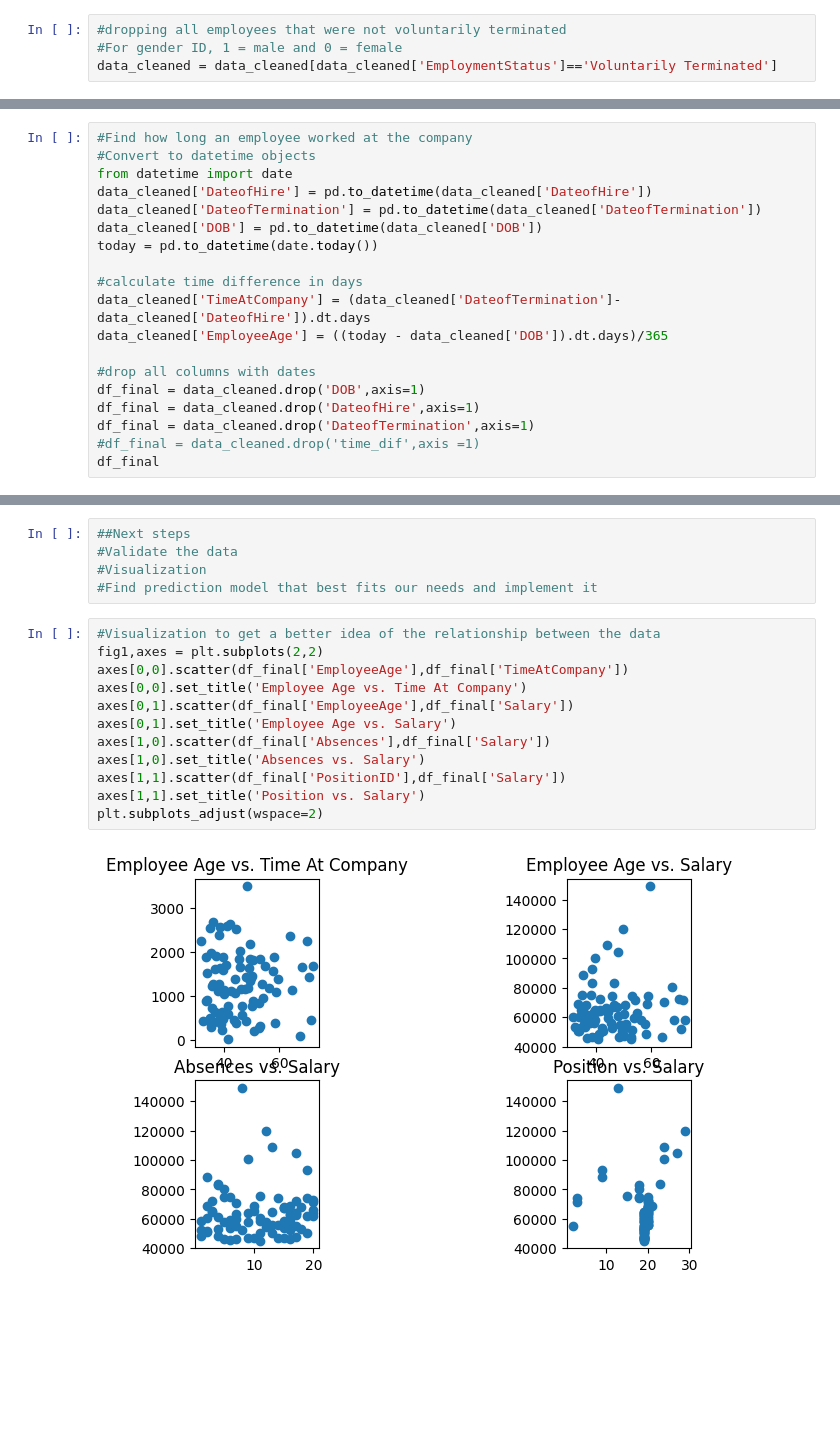
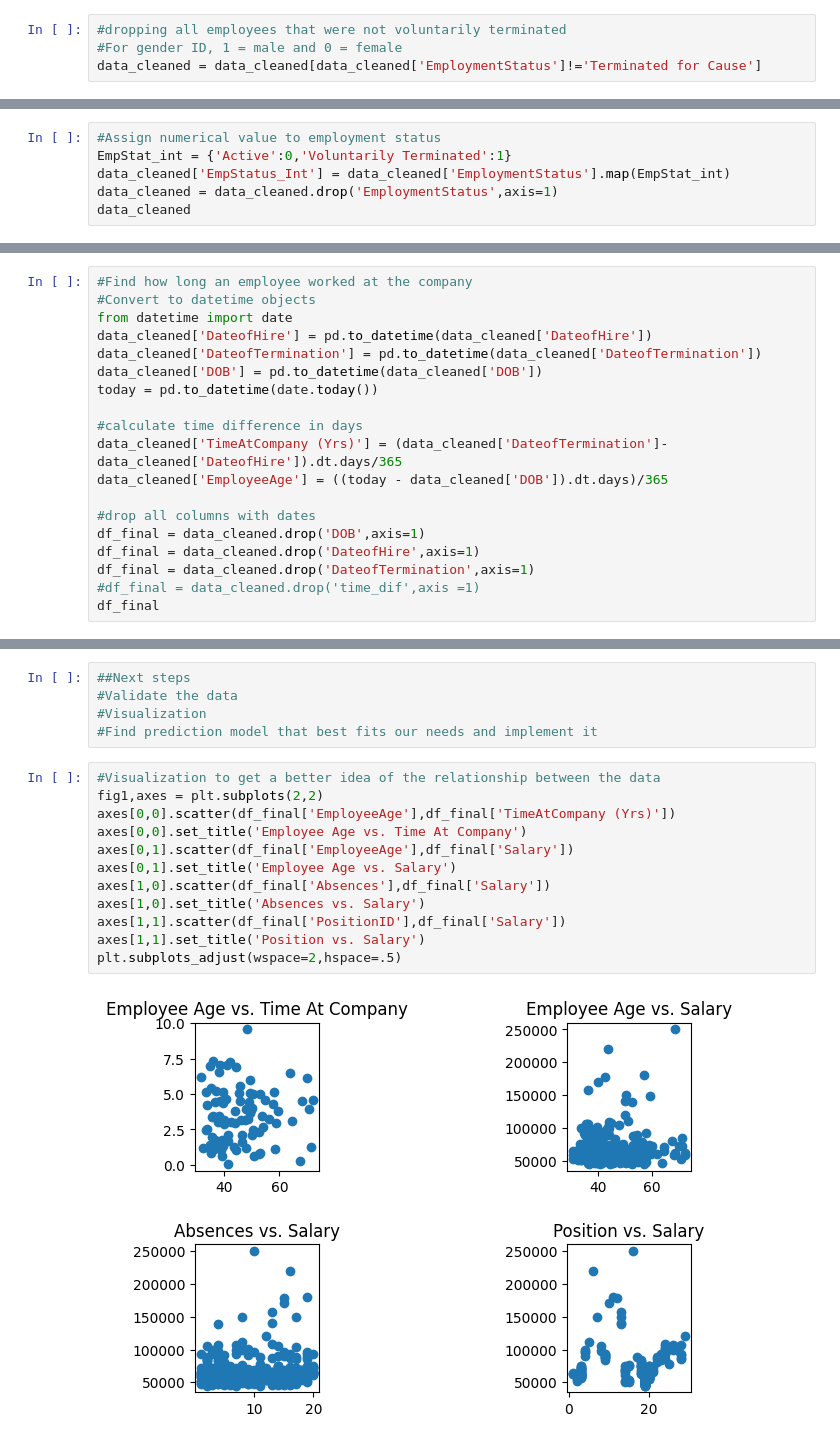
Before and after one commit to akazachk-teaching/Project-Group-5, a Jupyter notebook: project-code.ipynb, the cells around one changed output, grey strips where cells are left out. Drawn from its saved outputs; the diff is of its cells as text; blank space fills up the shorter version.

Commit message:
Further data visualization

```diff
--- a/project-code.ipynb
+++ b/project-code.ipynb
@@ -44,7 +44,7 @@ data_cleaned
 # %%
 #dropping all employees that were not voluntarily terminated
 #For gender ID, 1 = male and 0 = female
-data_cleaned = data_cleaned[data_cleaned['EmploymentStatus']=='Voluntarily Terminated']
+data_cleaned = data_cleaned[data_cleaned['EmploymentStatus']!='Terminated for Cause']
 # %%
 data_cleaned
 # %% [output]
@@ -120,0 +111,6 @@ data_cleaned
+# %%
+#Assign numerical value to employment status
+EmpStat_int = {'Active':0,'Voluntarily Terminated':1}
+data_cleaned['EmpStatus_Int'] = data_cleaned['EmploymentStatus'].map(EmpStat_int)
+data_cleaned = data_cleaned.drop('EmploymentStatus',axis=1)
+data_cleaned
@@ -128,7 +138,7 @@ data_cleaned['DOB'] = pd.to_datetime(data_cleaned['DOB'])
 today = pd.to_datetime(date.today())
 
 #calculate time difference in days
-data_cleaned['TimeAtCompany'] = (data_cleaned['DateofTermination']-data_cleaned['DateofHire']).dt.days
+data_cleaned['TimeAtCompany (Yrs)'] = (data_cleaned['DateofTermination']-data_cleaned['DateofHire']).dt.days/365
 data_cleaned['EmployeeAge'] = ((today - data_cleaned['DOB']).dt.days)/365
 
 #drop all columns with dates
@@ -172,14 +182,14 @@ df_final.describe()
 # %%
 #Visualization to get a better idea of the relationship between the data
 fig1,axes = plt.subplots(2,2)
-axes[0,0].scatter(df_final['EmployeeAge'],df_final['TimeAtCompany'])
+axes[0,0].scatter(df_final['EmployeeAge'],df_final['TimeAtCompany (Yrs)'])
 axes[0,0].set_title('Employee Age vs. Time At Company')
 axes[0,1].scatter(df_final['EmployeeAge'],df_final['Salary'])
 axes[0,1].set_title('Employee Age vs. Salary')
 axes[1,0].scatter(df_final['Absences'],df_final['Salary'])
 axes[1,0].set_title('Absences vs. Salary')
 axes[1,1].scatter(df_final['PositionID'],df_final['Salary'])
 axes[1,1].set_title('Position vs. Salary')
-plt.subplots_adjust(wspace=2)
+plt.subplots_adjust(wspace=2,hspace=.5)
 # %% [output]
-[figure, old version]
+[figure, new version]
```
Also changed, not shown: parts of 11 cells of this notebook.
